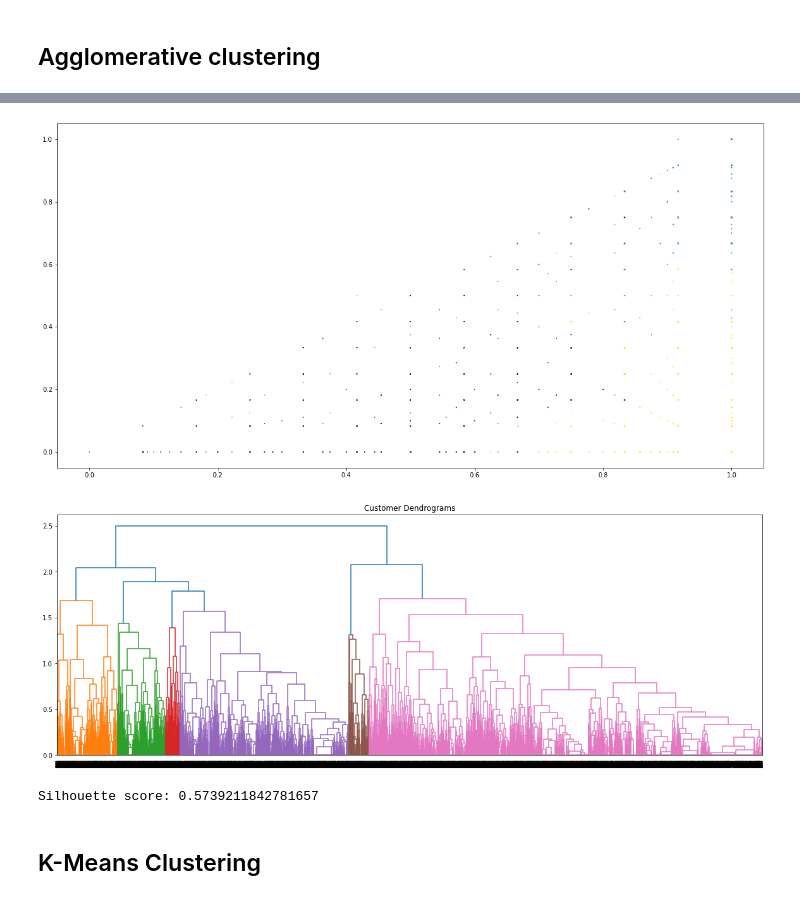
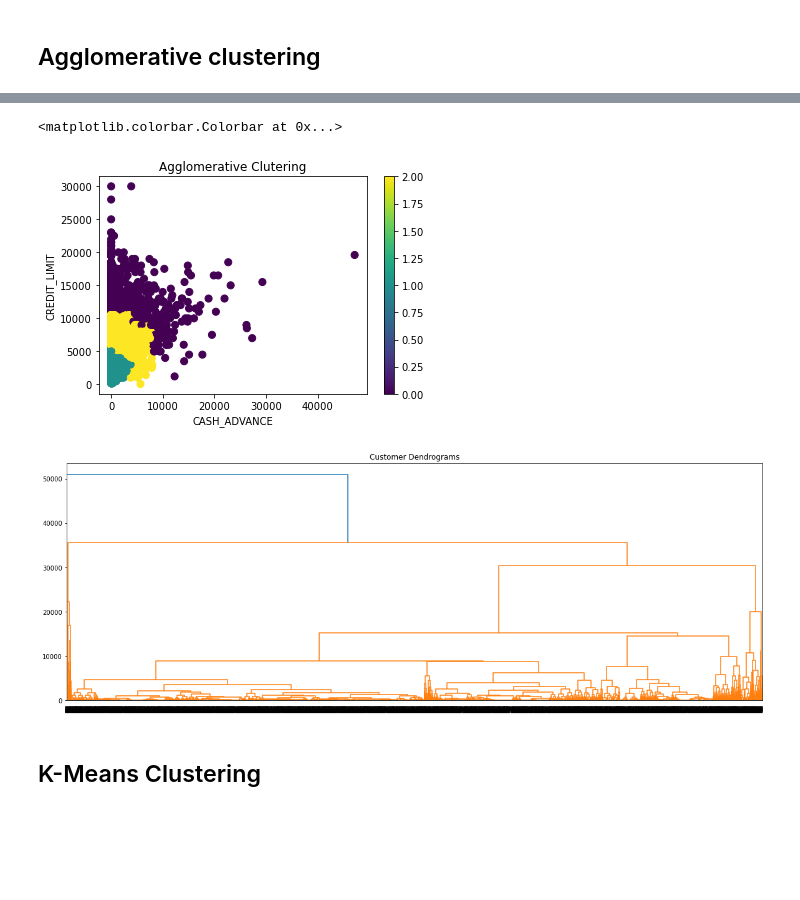
Before and after one commit to Esthermorka/Customer_segmentation_using_hierarchical_and_Kmeans_clustering-, a Jupyter notebook: Clustering_checkpoint.ipynb, the cells around one changed output, grey strips where cells are left out. Cells and saved outputs as stored; diff of their text form; code cells hidden in the pictures; blank space fills up the shorter version.

Commit message:
Clustering

```diff
--- a/Clustering_checkpoint.ipynb
+++ b/Clustering_checkpoint.ipynb
@@ -86,3 +86,5 @@ MINIMUM_PAYMENTS                    313
 PRC_FULL_PAYMENT                      0
 TENURE                                0
 dtype: int64
+# %%
+data.drop('CUST_ID', axis = 1, inplace=True)
@@ -89,6 +100,8 @@ dtype: int64
 # %%
 #Filling null values using interpolate method
 data['MINIMUM_PAYMENTS'] = data['MINIMUM_PAYMENTS'].interpolate(method='linear')
+# %%
+data['CREDIT_LIMIT'] = data['CREDIT_LIMIT'].interpolate(method='linear')
 # %%
 #Creating a list of all numerical variable
 num_var = list(data.select_dtypes(include=['float64','int64']).columns)
@@ -108,12 +121,12 @@ for column in num_var:
 [figure]
 # %%
 #Feature selection
-x = data[['PURCHASES_FREQUENCY','ONEOFF_PURCHASES_FREQUENCY','PURCHASES_INSTALLMENTS_FREQUENCY']]
+x = data[['CREDIT_LIMIT','CASH_ADVANCE']]
 # %% [markdown]
 ## Agglomerative clustering
 # %%
 from sklearn.cluster import AgglomerativeClustering
 
-agg_clusters = AgglomerativeClustering(n_clusters=3, affinity='euclidean',linkage='complete')
+agg_clusters = AgglomerativeClustering(n_clusters=3,affinity='euclidean',linkage='ward')
 agg_clusters.fit(x)
 # %% [output]
@@ -146,9 +166,16 @@ new_df.head()
 # %%
-fig =plt.figure(figsize=(20,10))
+
+import matplotlib.pyplot as plt
+fig =plt.figure()
 ax = fig.add_subplot(1,1,1)
-scatter = ax.scatter(data['PURCHASES_FREQUENCY'] , data["ONEOFF_PURCHASES_FREQUENCY"],data['PURCHASES_INSTALLMENTS_FREQUENCY'], c=clust_df[0])
+scatter = ax.scatter (data ['CASH_ADVANCE'] , data ["CREDIT_LIMIT"] , c= clust_df[0], s=50)
+ax.set_title("Agglomerative Clutering")
+ax.set_xlabel("CASH_ADVANCE")
+ax.set_ylabel("CREDIT_LIMIT")
+plt.colorbar(scatter)
 # %% [output]
+<matplotlib.colorbar.Colorbar at 0x...>
-[figure, old version]
+[figure, new version]
 # %%
 import matplotlib.pyplot as plt
 import scipy.cluster.hierarchy as shc
@@ -157,12 +184,7 @@ plt.title("Customer Dendrograms")
 
 dend=shc.dendrogram(shc.linkage(x, method="complete"))
 # %% [output]
-[figure, old version]
+[figure, new version]
-# %%
-sil_score = silhouette_score(x, agg_clusters.labels_)
-print("Silhouette score:", sil_score)
-# %% [output]
-Silhouette score: 0.5739211842781657
 # %% [markdown]
 ## K-Means Clustering
 # %%
```
Also changed, not shown: parts of 15 cells of this notebook.
